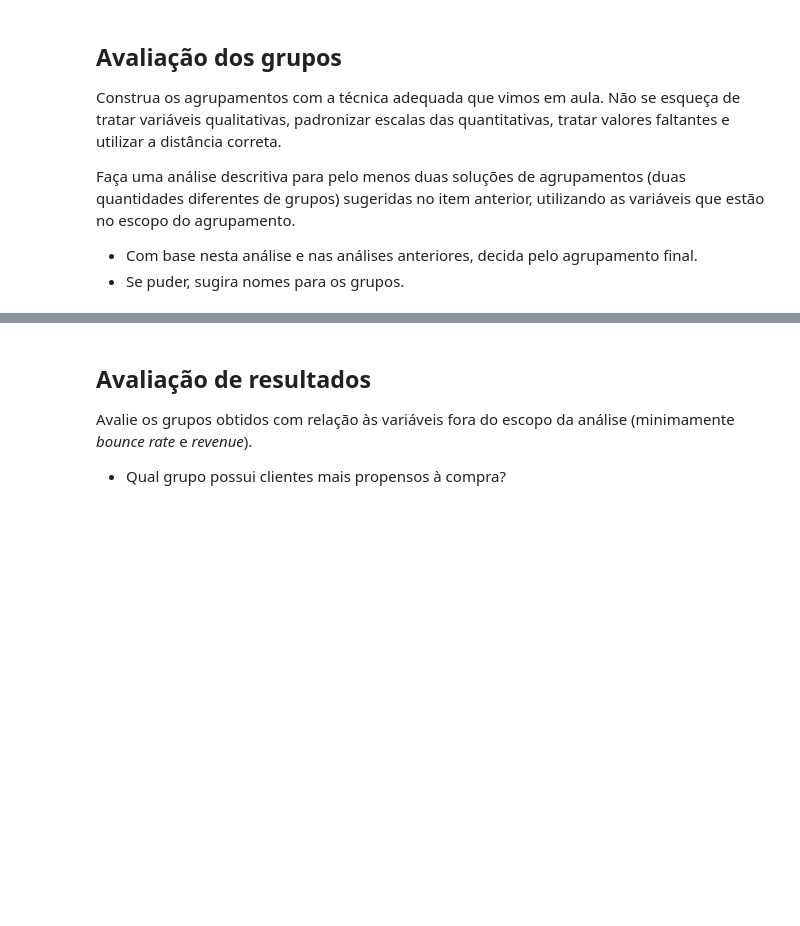
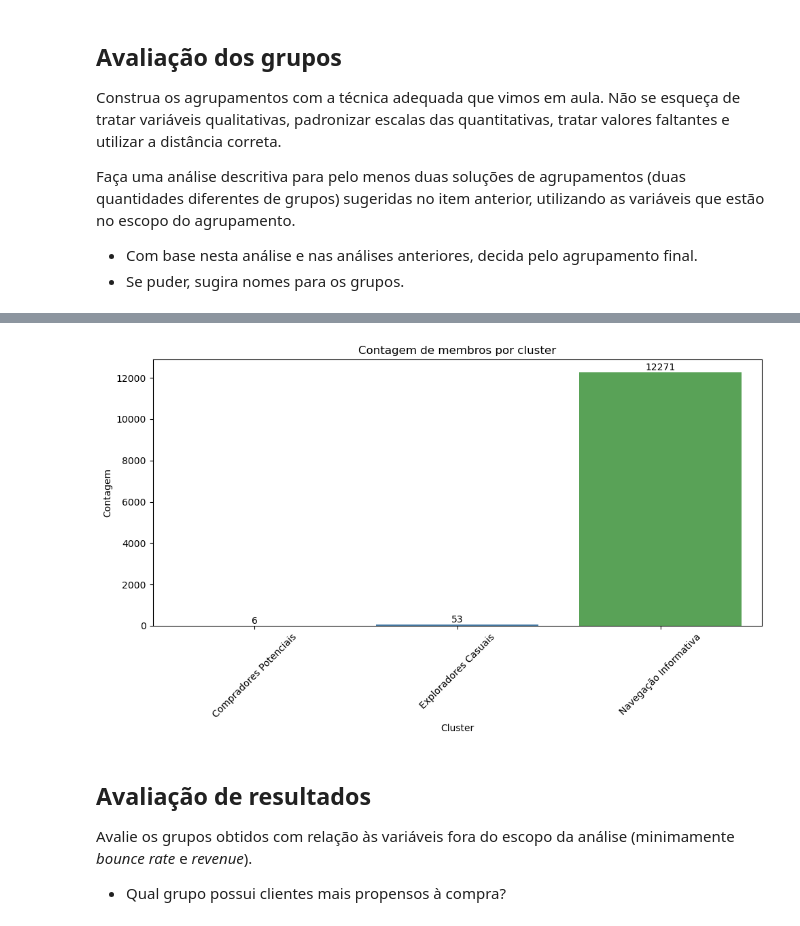
Before and after one commit to Jefersonfranca/EBAC_Curso_Cientista_de_Dados, a Jupyter notebook: Módulo 30 Hierárquicos aglomerativos/Exercício II/mod30_tarefa02.ipynb, the cells around one changed output, grey strips where cells are left out. Drawn from its saved outputs; the diff is of its cells as text; code cells hidden in the pictures; blank space fills up the shorter version.

```diff
--- a/Módulo 30 Hierárquicos aglomerativos/Exercício II/mod30_tarefa02.ipynb
+++ b/Módulo 30 Hierárquicos aglomerativos/Exercício II/mod30_tarefa02.ipynb
@@ -190,0 +256,11 @@ Nesta atividade vamos adotar uma abordagem bem pragmática e avaliar agrupamento
+# %%
+# Para 3 grupos
+clusters_3 = fcluster(linked, 3, criterion='maxclust')
+final_df['Cluster_3'] = clusters_3
+
+# Para 4 grupos
+clusters_4 = fcluster(linked, 4, criterion='maxclust')
+final_df['Cluster_4'] = clusters_4
+
+# Visualizar os agrupamentos
+final_df[['Cluster_3', 'Cluster_4']].head()
@@ -199,3 +324,30 @@ Faça uma análise descritiva para pelo menos duas soluções de agrupamentos (d
+# %%
+# Adicionar os nomes dos clusters ao DataFrame final_df
+final_df['Cluster_3_Name'] = final_df['Cluster_3'].map({
+    1: 'Exploradores Casuais',
+    2: 'Compradores Potenciais',
+    3: 'Navegação Informativa'
+})
+
+# Contagem de membros por cluster
+cluster_counts = final_df['Cluster_3_Name'].value_counts().sort_index()
+
+# Plotar gráfico de barras com os valores
+plt.figure(figsize=(10, 6))
+bars = sns.barplot(x=cluster_counts.index, y=cluster_counts.values, palette='Set1')
+
+# Adicionar os valores acima de cada barra
+for bar, value in zip(bars.patches, cluster_counts.values):
+    bars.text(bar.get_x() + bar.get_width() / 2, bar.get_height() + 5, value, ha='center', va='bottom')
+
+plt.title('Contagem de membros por cluster')
+plt.xlabel('Cluster')
+plt.ylabel('Contagem')
+plt.xticks(rotation=45)
+plt.tight_layout()
+plt.show()
+# %% [output]
+[figure, added]
 # %% [markdown]
 ## Avaliação de resultados
 
```
Also changed, not shown: parts of 12 cells of this notebook.
